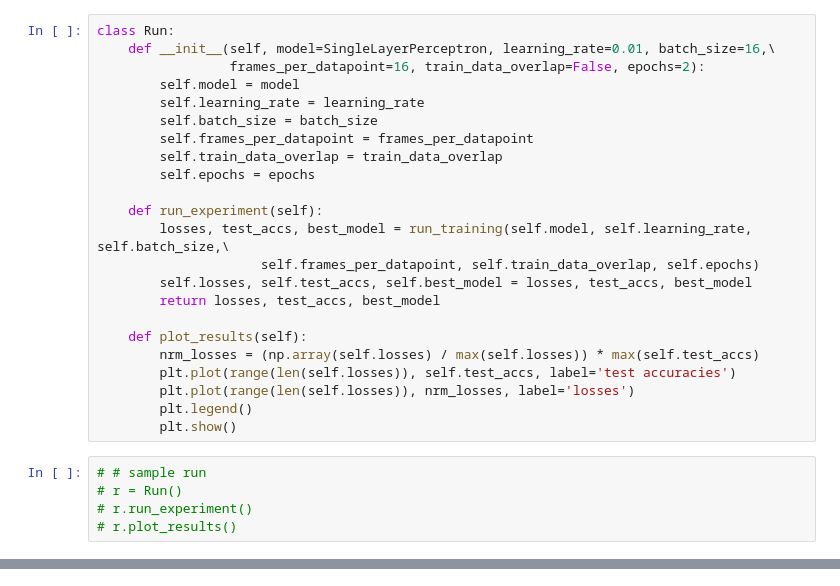
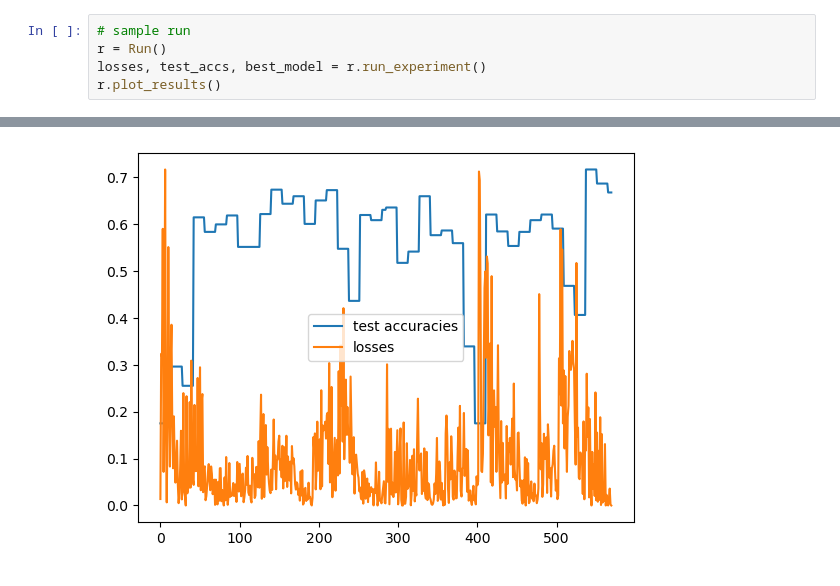
Before and after one commit to RobinGerster/Gesture-Recognition, a Jupyter notebook: train.ipynb, the cells around one changed output, grey strips where cells are left out. Drawn from its saved outputs; the diff is of its cells as text.

Commit message:
update for science
- added averaging over 10 runs for the perceptron depth experiment
- added train.py file, containing main training run method and the Run class

```diff
--- a/train.ipynb
+++ b/train.ipynb
@@ -88,28 +13,6 @@ def run_training(model, learning_rate, batch_size, frames_per_datapoint,\
-# %%
-class Run:
-    def __init__(self, model=SingleLayerPerceptron, learning_rate=0.01, batch_size=16,\
-                 frames_per_datapoint=16, train_data_overlap=False, epochs=2):
-        self.model = model
-        self.learning_rate = learning_rate
-        self.batch_size = batch_size
-        self.frames_per_datapoint = frames_per_datapoint
-        self.train_data_overlap = train_data_overlap
-        self.epochs = epochs
-
-    def run_experiment(self):
-        losses, test_accs, best_model = run_training(self.model, self.learning_rate, self.batch_size,\
-                     self.frames_per_datapoint, self.train_data_overlap, self.epochs)
-        self.losses, self.test_accs, self.best_model = losses, test_accs, best_model
-        return losses, test_accs, best_model
-
-    def plot_results(self):
-        nrm_losses = (np.array(self.losses) / max(self.losses)) * max(self.test_accs)
-        plt.plot(range(len(self.losses)), self.test_accs, label='test accuracies')
-        plt.plot(range(len(self.losses)), nrm_losses, label='losses')
-        plt.legend()
-        plt.show()
 # %%
-# # sample run
-# r = Run()
-# r.run_experiment()
-# r.plot_results()
+# sample run
+r = Run()
+losses, test_accs, best_model = r.run_experiment()
+r.plot_results()
+# %% [output]
@@ -116 +20,2 @@ class Run:
+[figure, added]
 # %%
```
Also changed, not shown: parts of 4 cells of this notebook, 1 other file.
